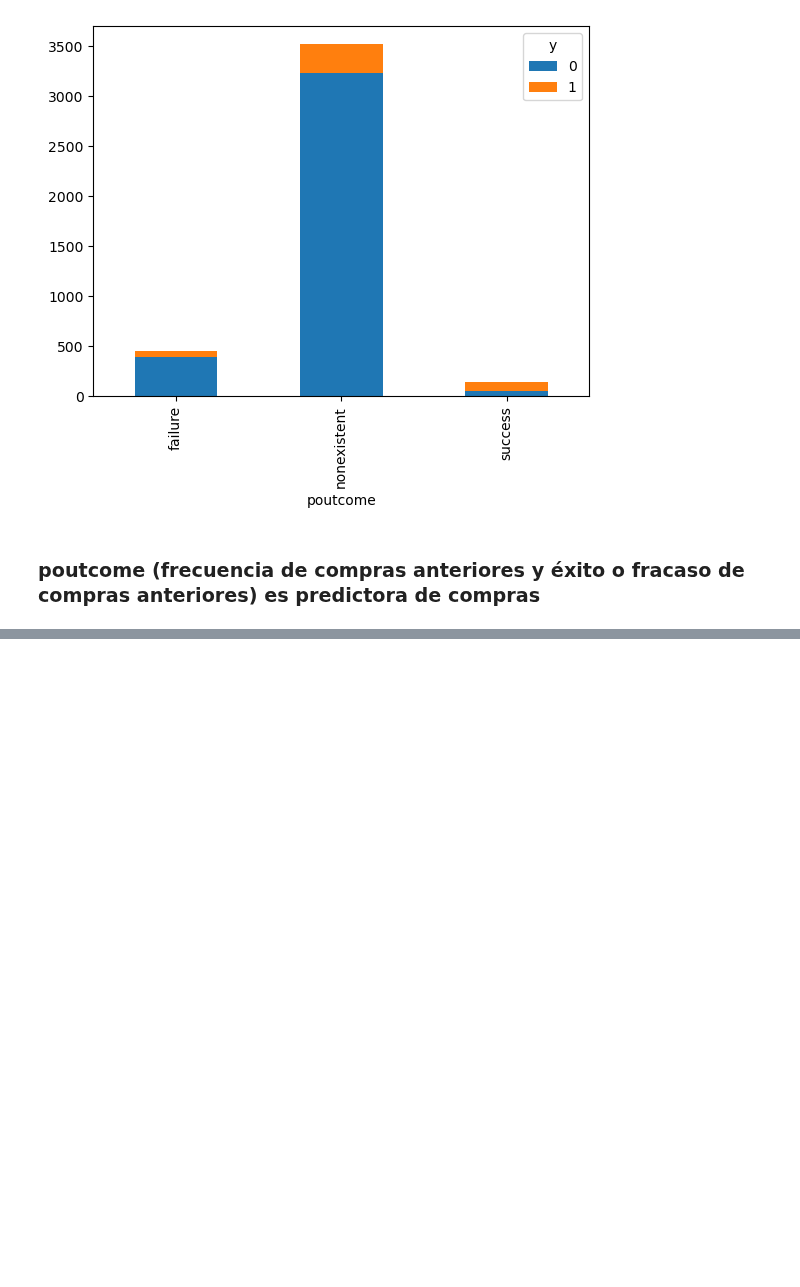
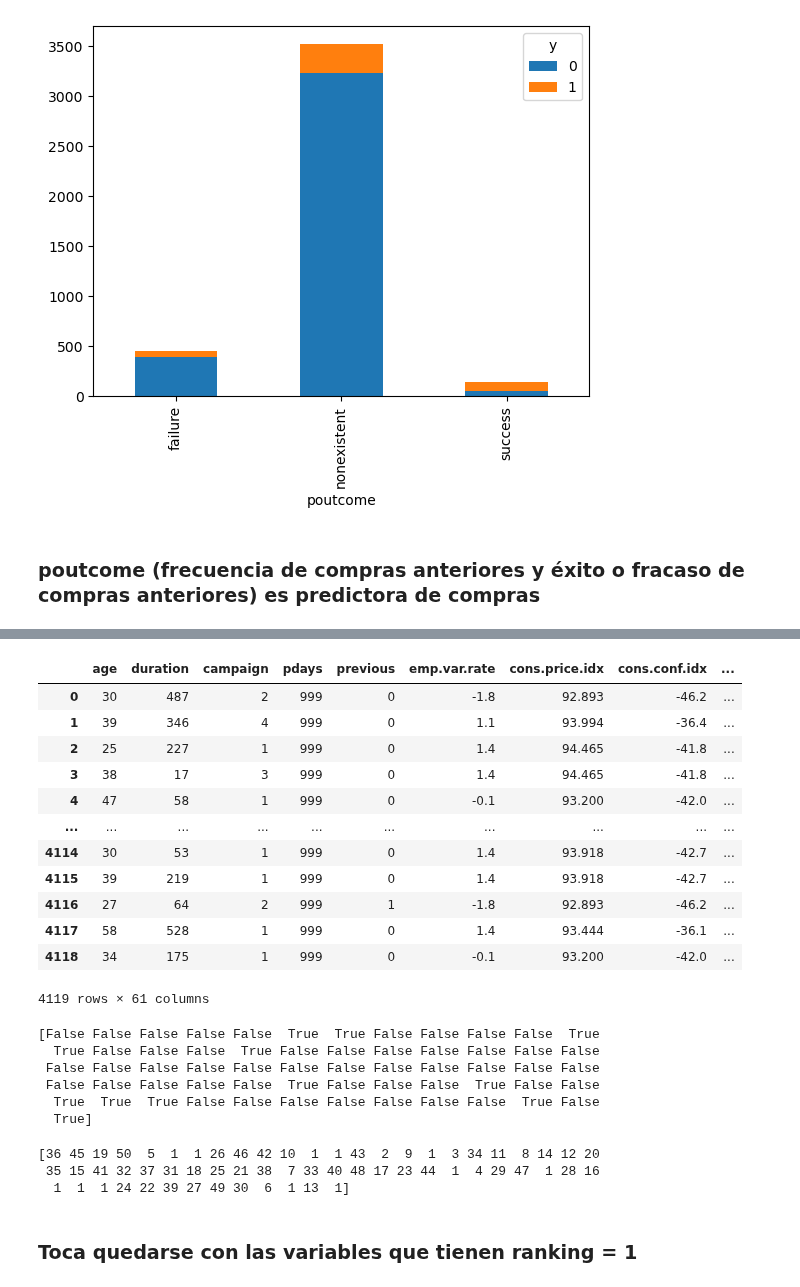
Before and after one commit to Chefi/python-ml-course, a Jupyter notebook: notebooks/Regresion Logistica Mi Notebook.ipynb, the cells around one changed output, grey strips where cells are left out. Saved outputs shown, nothing was run; the diff lists cells and outputs as text; code cells hidden in the pictures; blank space fills up the shorter version.

```diff
--- a/notebooks/Regresion Logistica Mi Notebook.ipynb
+++ b/notebooks/Regresion Logistica Mi Notebook.ipynb
@@ -807,0 +869,2 @@ pd.crosstab(data.poutcome, data.y).plot(kind = "bar", stacked = True)
+# %%
+to_keep = [v for v in data_vars if v not in categories]
@@ -807,0 +891,2 @@ pd.crosstab(data.poutcome, data.y).plot(kind = "bar", stacked = True)
+# %%
+bank_data = data[to_keep]
@@ -807,0 +918,4 @@ pd.crosstab(data.poutcome, data.y).plot(kind = "bar", stacked = True)
+# %%
+bank_data_vars = bank_data.columns.values.tolist()
+Y = ['y']
+X = [v for v in bank_data_vars if v not in Y]
@@ -807,0 +933,2 @@ pd.crosstab(data.poutcome, data.y).plot(kind = "bar", stacked = True)
+# %%
+bank_data = data[to_keep]
@@ -807,0 +963,16 @@ pd.crosstab(data.poutcome, data.y).plot(kind = "bar", stacked = True)
+# %%
+bank_data[X]
+# %% [output]
+|  | age | duration | campaign | pdays | previous | emp.var.rate | cons.price.idx | cons.conf.idx | ... |
+| 0 | 30 | 487 | 2 | 999 | 0 | -1.8 | 92.893 | -46.2 | ... |
+| 1 | 39 | 346 | 4 | 999 | 0 | 1.1 | 93.994 | -36.4 | ... |
+| 2 | 25 | 227 | 1 | 999 | 0 | 1.4 | 94.465 | -41.8 | ... |
+| 3 | 38 | 17 | 3 | 999 | 0 | 1.4 | 94.465 | -41.8 | ... |
+| 4 | 47 | 58 | 1 | 999 | 0 | -0.1 | 93.200 | -42.0 | ... |
+| ... | ... | ... | ... | ... | ... | ... | ... | ... | ... |
+| 4114 | 30 | 53 | 1 | 999 | 0 | 1.4 | 93.918 | -42.7 | ... |
+| 4115 | 39 | 219 | 1 | 999 | 0 | 1.4 | 93.918 | -42.7 | ... |
+| 4116 | 27 | 64 | 2 | 999 | 1 | -1.8 | 92.893 | -46.2 | ... |
+| 4117 | 58 | 528 | 1 | 999 | 0 | 1.4 | 93.444 | -36.1 | ... |
+| 4118 | 34 | 175 | 1 | 999 | 0 | -0.1 | 93.200 | -42.0 | ... |
+4119 rows × 61 columns
@@ -807,0 +983,17 @@ pd.crosstab(data.poutcome, data.y).plot(kind = "bar", stacked = True)
+# %%
+print(rfe.support_)
+# %% [output]
+[False False False False False  True  True False False False False  True
+  True False False False  True False False False False False False False
+ False False False False False False False False False False False False
+ False False False False False  True False False False  True False False
+  True  True  True False False False False False False False  True False
+  True]
+# %%
+print(rfe.ranking_)
+# %% [output]
+[36 45 19 50  5  1  1 26 46 42 10  1  1 43  2  9  1  3 34 11  8 14 12 20
+ 35 15 41 32 37 31 18 25 21 38  7 33 40 48 17 23 44  1  4 29 47  1 28 16
+  1  1  1 24 22 39 27 49 30  6  1 13  1]
+# %% [markdown]
+### Toca quedarse con las variables que tienen ranking = 1
```
Also changed, not shown: parts of 23 cells of this notebook.
